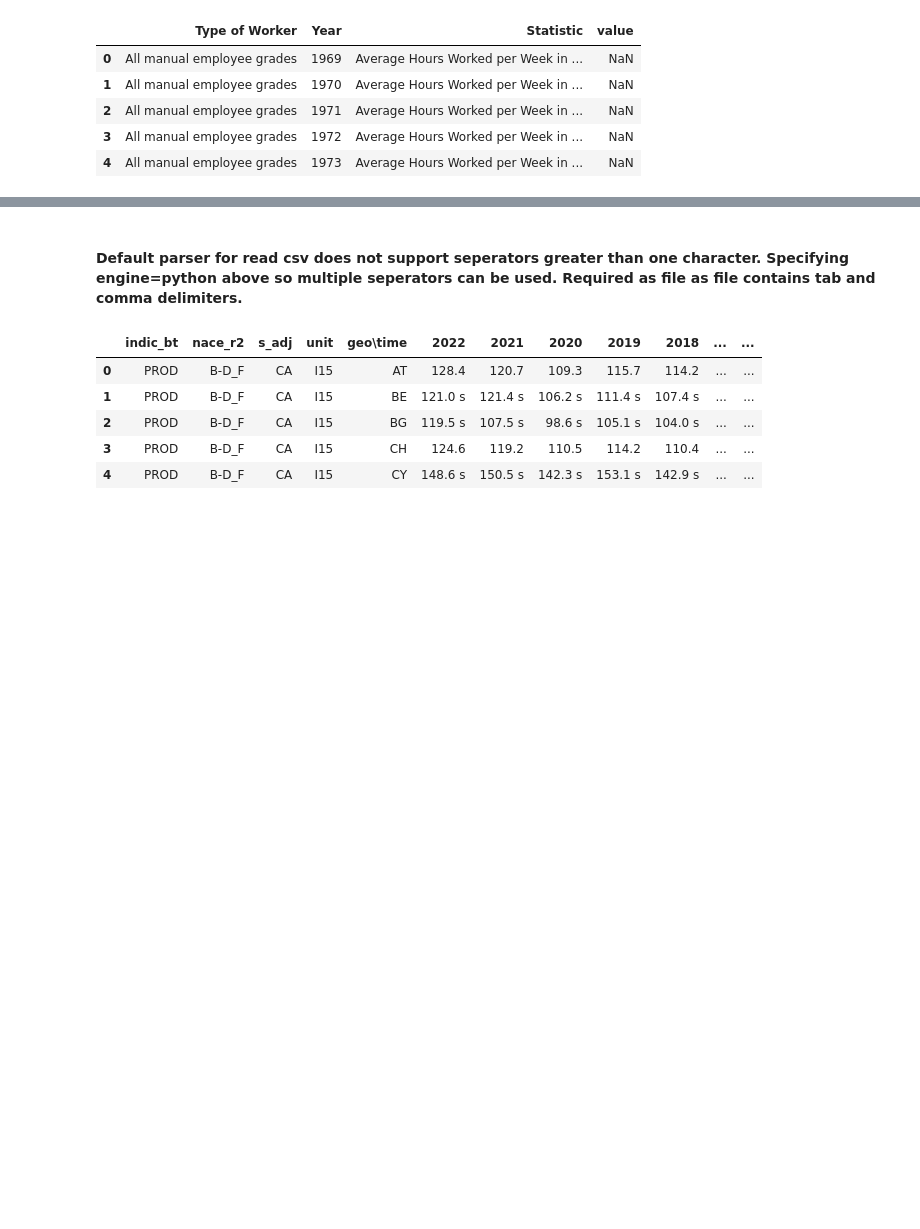
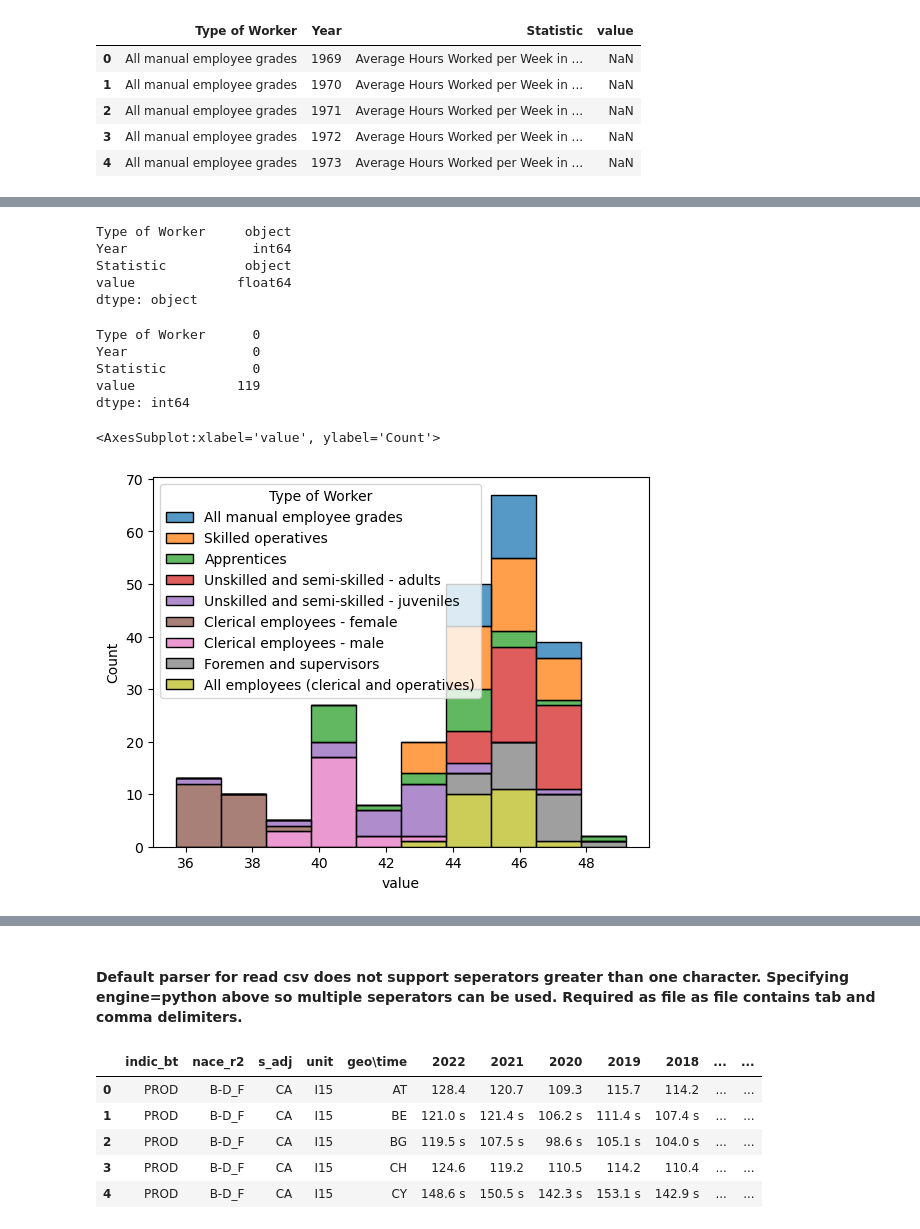
Before and after one commit to rachelhurleycct/CA2, a Jupyter notebook: CA2.ipynb, the cells around one changed output, grey strips where cells are left out. Drawn from its saved outputs; the diff is of its cells as text; code cells hidden in the pictures; blank space fills up the shorter version.

Commit message:
Update CA2.ipynb
Statistics work

```diff
--- a/CA2.ipynb
+++ b/CA2.ipynb
@@ -168,4 +66,0 @@ dtype: int64
-# %%
-#Dropping the first 50 rows as they are all 'NaN'
-
-df1 = df1.drop(index=df1.index[:51]).reset_index(drop=True)
@@ -180,0 +104,8 @@ df1.head()
+# %%
+df1C.dtypes
+# %% [output]
+Type of Worker     object
+Year                int64
+Statistic          object
+value             float64
+dtype: object
@@ -180,0 +116,16 @@ df1.head()
+# %%
+df1null
+
+##High number of NaN values in the value column.
+# %% [output]
+Type of Worker      0
+Year                0
+Statistic           0
+value             119
+dtype: int64
+# %%
+sns.histplot(data=df1, x='value', hue='Type of Worker', multiple='stack')
+##REF-https://realpython.com/python-statistics/
+# %% [output]
+<AxesSubplot:xlabel='value', ylabel='Count'>
+[figure, added]
```
Also changed, not shown: parts of 93 cells of this notebook.
